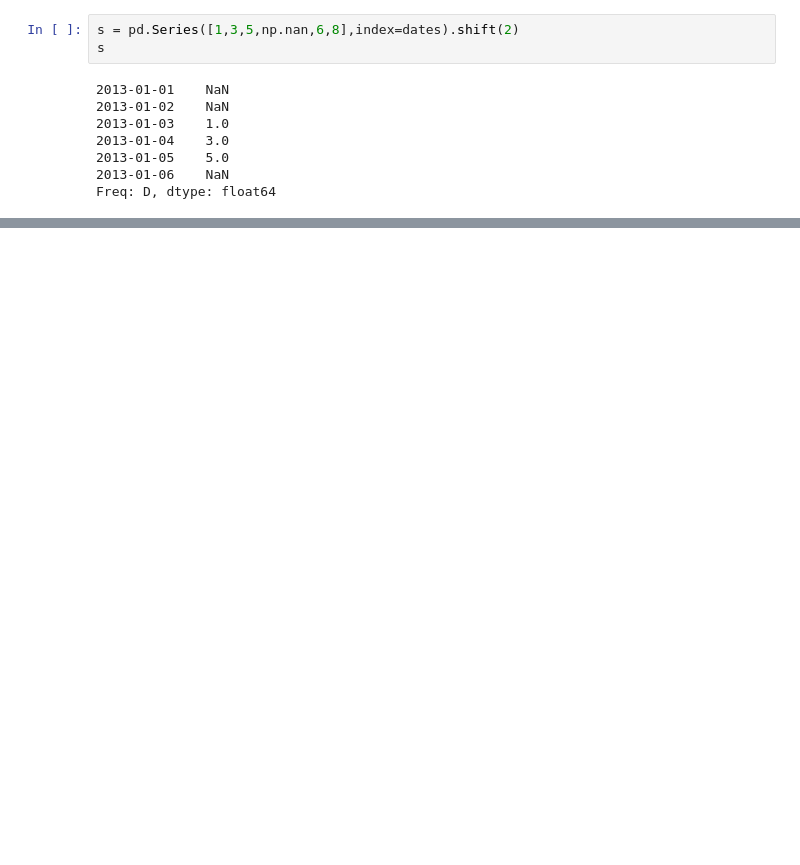
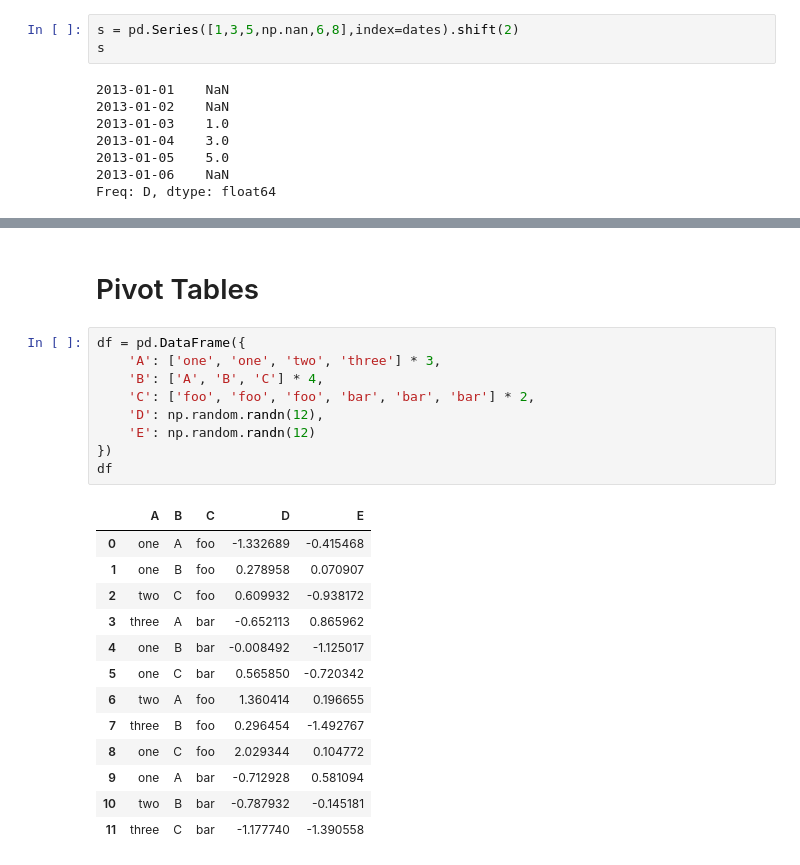
Before and after one commit to lambdamax/notebook, a Jupyter notebook: pandas/pandas.ipynb, the cells around one changed output, grey strips where cells are left out. Saved outputs shown, nothing was run; the diff lists cells and outputs as text; blank space fills up the shorter version.

```diff
--- a/pandas/pandas.ipynb
+++ b/pandas/pandas.ipynb
@@ -424,0 +756,25 @@ Freq: D, dtype: float64
+# %% [markdown]
+# Pivot Tables
+# %%
+df = pd.DataFrame({
+    'A': ['one', 'one', 'two', 'three'] * 3,
+    'B': ['A', 'B', 'C'] * 4,
+    'C': ['foo', 'foo', 'foo', 'bar', 'bar', 'bar'] * 2,
+    'D': np.random.randn(12),
+    'E': np.random.randn(12)
+})
+df
+# %% [output]
+|  | A | B | C | D | E |
+| 0 | one | A | foo | -1.332689 | -0.415468 |
+| 1 | one | B | foo | 0.278958 | 0.070907 |
+| 2 | two | C | foo | 0.609932 | -0.938172 |
+| 3 | three | A | bar | -0.652113 | 0.865962 |
+| 4 | one | B | bar | -0.008492 | -1.125017 |
+| 5 | one | C | bar | 0.565850 | -0.720342 |
+| 6 | two | A | foo | 1.360414 | 0.196655 |
+| 7 | three | B | foo | 0.296454 | -1.492767 |
+| 8 | one | C | foo | 2.029344 | 0.104772 |
+| 9 | one | A | bar | -0.712928 | 0.581094 |
+| 10 | two | B | bar | -0.787932 | -0.145181 |
+| 11 | three | C | bar | -1.177740 | -1.390558 |
```
Also changed, not shown: parts of 99 cells of this notebook.
